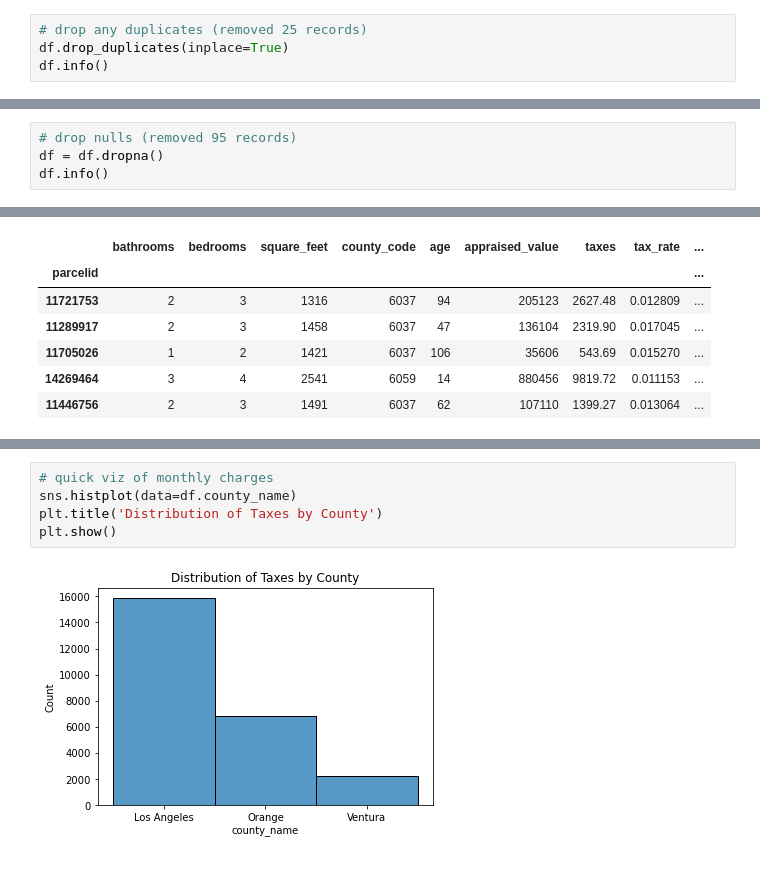
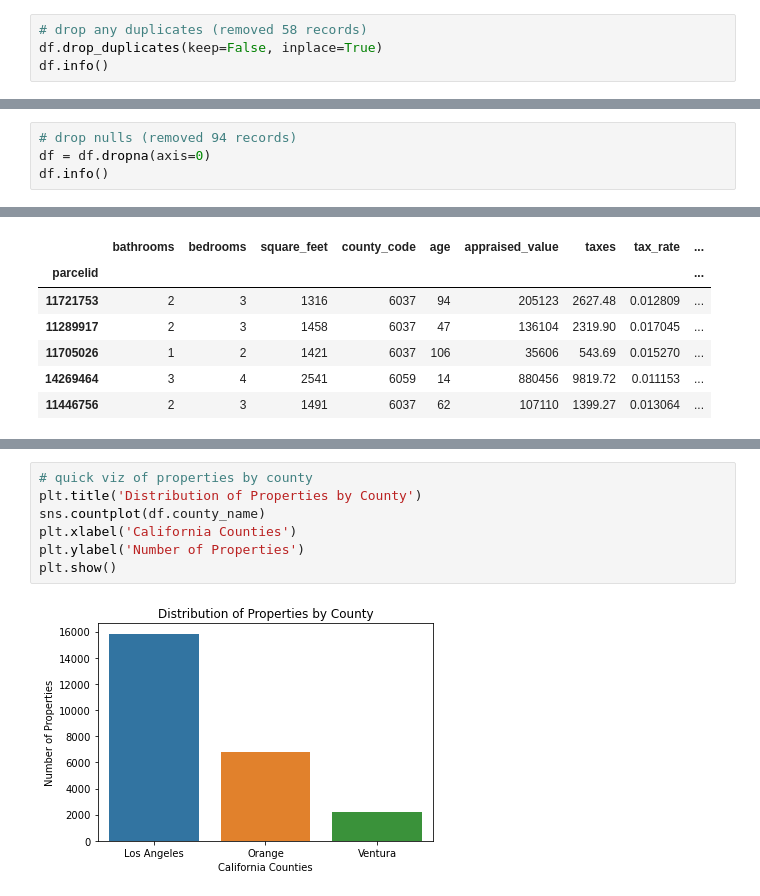
Before and after one commit to chadallen210/zillow-regression-project, a Jupyter notebook: workbook.ipynb, the cells around one changed output, grey strips where cells are left out. Cells and saved outputs as stored; diff of their text form.

```diff
--- a/workbook.ipynb
+++ b/workbook.ipynb
@@ -104,6 +133,6 @@ There are 4 columns that have missing values.
 # %%
-# drop any duplicates (removed 25 records)
-df.drop_duplicates(inplace=True)
+# drop any duplicates (removed 58 records)
+df.drop_duplicates(keep=False, inplace=True)
 df.info()
 # %% [output]
 <class 'pandas.core.frame.DataFrame'>
@@ -144,6 +183,6 @@ memory usage: 1.9 MB
 # %%
-# drop nulls (removed 95 records)
-df = df.dropna()
+# drop nulls (removed 94 records)
+df = df.dropna(axis=0)
 df.info()
 # %% [output]
 <class 'pandas.core.frame.DataFrame'>
@@ -820,7 +862,9 @@ df.head()
 # %%
-# quick viz of monthly charges
-sns.histplot(data=df.county_name)
-plt.title('Distribution of Taxes by County')
+# quick viz of properties by county
+plt.title('Distribution of Properties by County')
+sns.countplot(df.county_name)
+plt.xlabel('California Counties')
+plt.ylabel('Number of Properties')
 plt.show()
 # %% [output]
-[figure, old version]
+[figure, new version]
```
Also changed, not shown: parts of 57 cells of this notebook.
